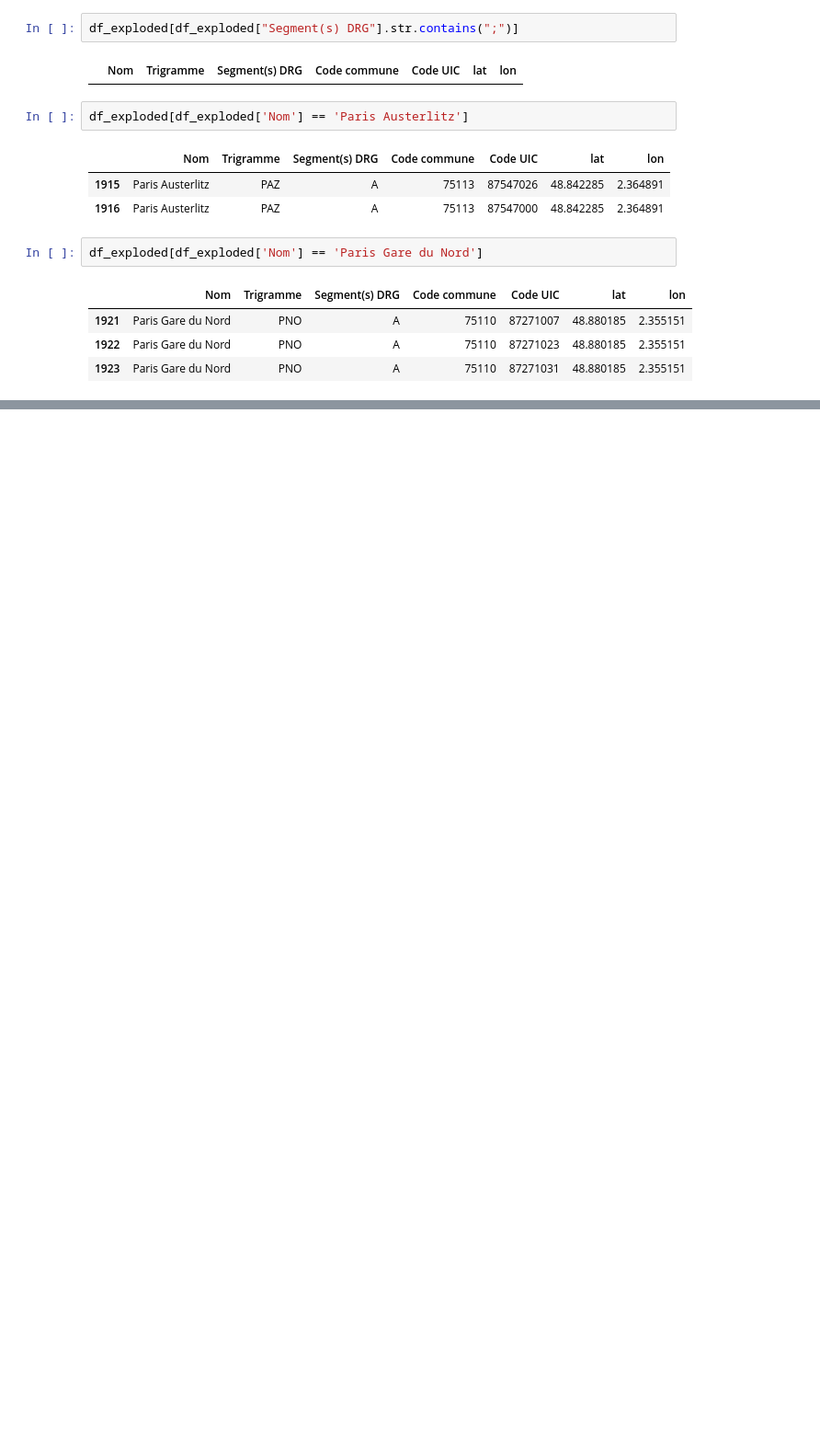
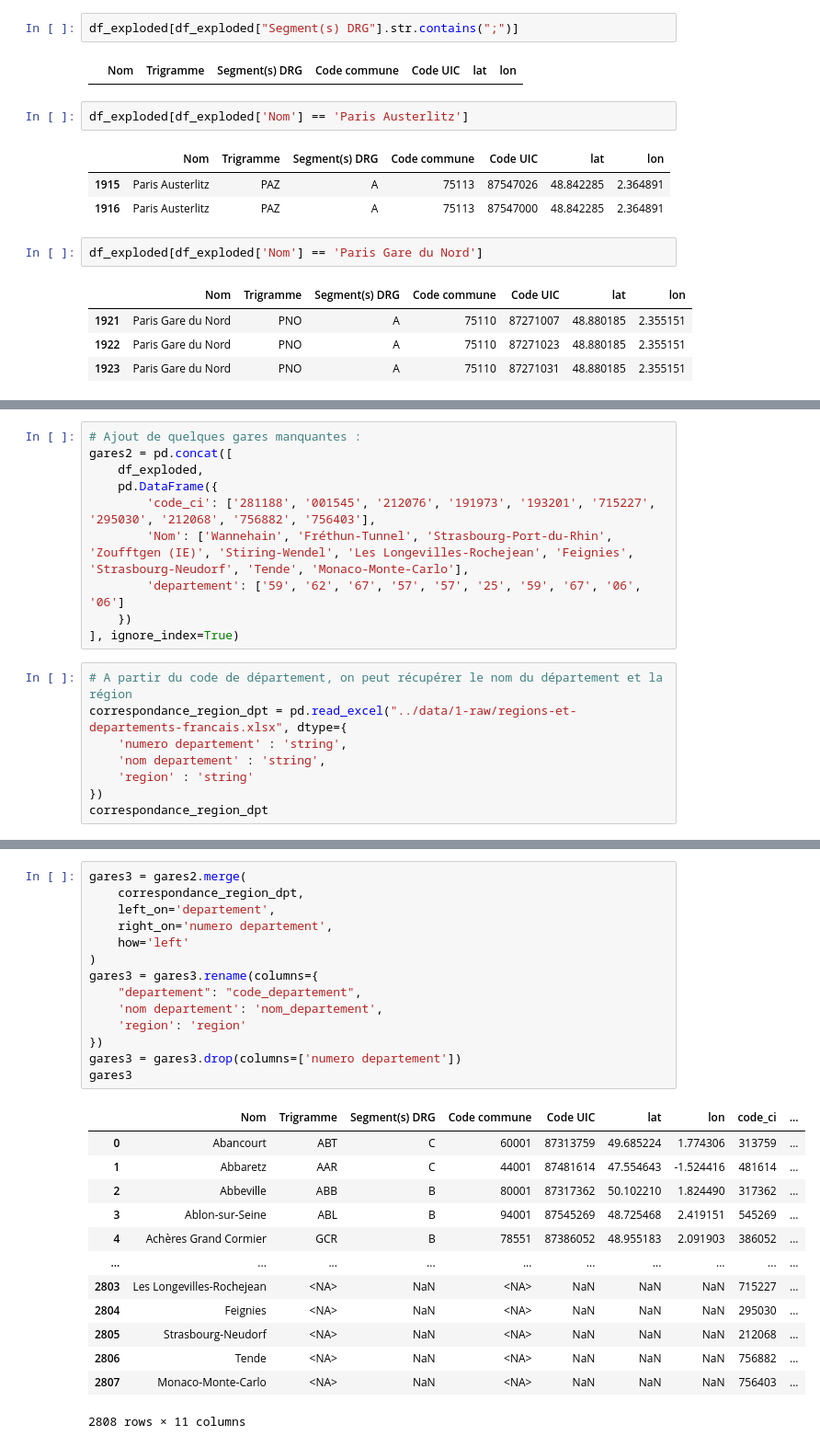
Before and after one commit to Gallien-e/analyse-retard-sncf, a Jupyter notebook: notebooks/1-ingestion-gares.ipynb, the cells around one changed output, grey strips where cells are left out. Shown at 92% size. Cells and saved outputs as stored; diff of their text form; blank space fills up the shorter version.

Commit message:
notebook : stats par région et dpt

```diff
--- a/notebooks/1-ingestion-gares.ipynb
+++ b/notebooks/1-ingestion-gares.ipynb
@@ -163,0 +186,18 @@ df_exploded[df_exploded['Nom'] == 'Paris Gare du Nord']
+# %%
+# Ajout de quelques gares manquantes :
+gares2 = pd.concat([
+    df_exploded,
+    pd.DataFrame({
+        'code_ci': ['281188', '001545', '212076', '191973', '193201', '715227', '295030', '212068', '756882', '756403'],
+        'Nom': ['Wannehain', 'Fréthun-Tunnel', 'Strasbourg-Port-du-Rhin', 'Zoufftgen (IE)', 'Stiring-Wendel', 'Les Longevilles-Rochejean', 'Feignies', 'Strasbourg-Neudorf', 'Tende', 'Monaco-Monte-Carlo'],
+        'departement': ['59', '62', '67', '57', '57', '25', '59', '67', '06', '06']
+    })
+], ignore_index=True)
+# %%
+# A partir du code de département, on peut récupérer le nom du département et la région
+correspondance_region_dpt = pd.read_excel("../data/1-raw/regions-et-departements-francais.xlsx", dtype={
+    'numero departement' : 'string',
+    'nom departement' : 'string',
+    'region' : 'string'
+})
+correspondance_region_dpt
@@ -164,2 +218,30 @@ df_exploded[df_exploded['Nom'] == 'Paris Gare du Nord']
+# %%
+gares3 = gares2.merge(
+    correspondance_region_dpt,
+    left_on='departement',
+    right_on='numero departement',
+    how='left'
+)
+gares3 = gares3.rename(columns={
+    "departement": "code_departement",
+    'nom departement': 'nom_departement',
+    'region': 'region'
+})
+gares3 = gares3.drop(columns=['numero departement'])
+gares3
+# %% [output]
+|  | Nom | Trigramme | Segment(s) DRG | Code commune | Code UIC | lat | lon | code_ci | ... |
+| 0 | Abancourt | ABT | C | 60001 | 87313759 | 49.685224 | 1.774306 | 313759 | ... |
+| 1 | Abbaretz | AAR | C | 44001 | 87481614 | 47.554643 | -1.524416 | 481614 | ... |
+| 2 | Abbeville | ABB | B | 80001 | 87317362 | 50.102210 | 1.824490 | 317362 | ... |
+| 3 | Ablon-sur-Seine | ABL | B | 94001 | 87545269 | 48.725468 | 2.419151 | 545269 | ... |
+| 4 | Achères Grand Cormier | GCR | B | 78551 | 87386052 | 48.955183 | 2.091903 | 386052 | ... |
+| ... | ... | ... | ... | ... | ... | ... | ... | ... | ... |
+| 2803 | Les Longevilles-Rochejean | <NA> | NaN | <NA> | NaN | NaN | NaN | 715227 | ... |
+| 2804 | Feignies | <NA> | NaN | <NA> | NaN | NaN | NaN | 295030 | ... |
+| 2805 | Strasbourg-Neudorf | <NA> | NaN | <NA> | NaN | NaN | NaN | 212068 | ... |
+| 2806 | Tende | <NA> | NaN | <NA> | NaN | NaN | NaN | 756882 | ... |
+| 2807 | Monaco-Monte-Carlo | <NA> | NaN | <NA> | NaN | NaN | NaN | 756403 | ... |
+2808 rows × 11 columns
 # %%
 # sauvegarde du fichier nettoyé en format parquet
```
Also changed, not shown: parts of 11 cells of this notebook, 5 other files.
